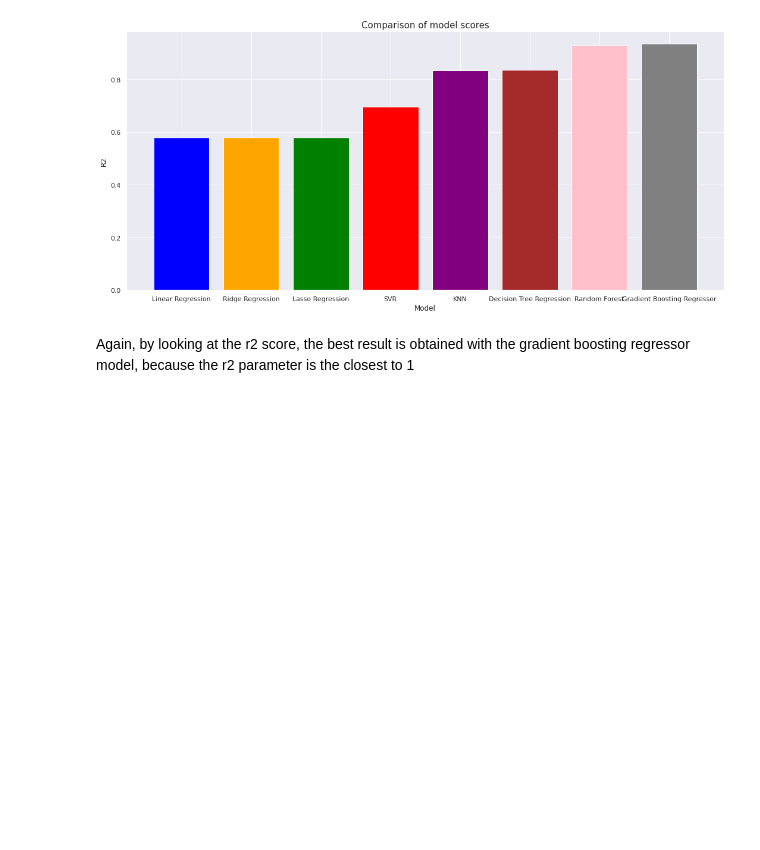
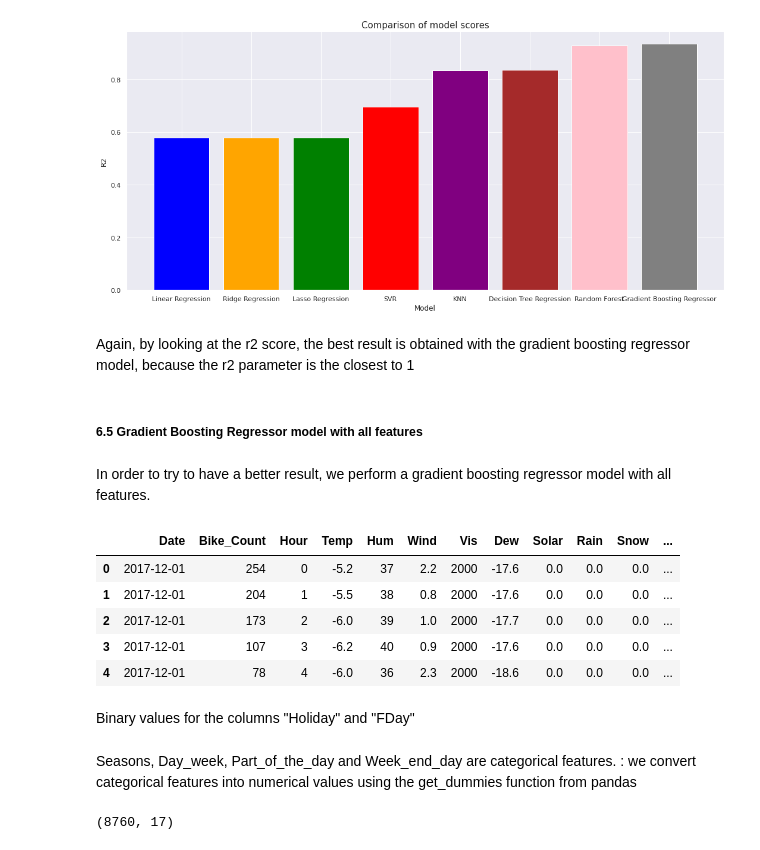
Before and after one commit to Audrey0109/Seoul_Bike, a Jupyter notebook: Seoul_Bike_Data_Project_VRAI.ipynb, the cells around one changed output. Cells and saved outputs as stored; diff of their text form; code cells hidden in the pictures; blank space fills up the shorter version.

```diff
--- a/Seoul_Bike_Data_Project_VRAI.ipynb
+++ b/Seoul_Bike_Data_Project_VRAI.ipynb
@@ -1757,3 +1759,24 @@ Text(0.5, 1.0, 'Comparison of model scores')
 [figure]
 # %% [markdown]
 Again, by looking at the r2 score, the best result is obtained with the gradient boosting regressor model, because the r2 parameter is the closest to 1
+# %% [markdown]
+##### 6.5 Gradient Boosting Regressor model with all features
+# %% [markdown]
+In order to try to have a better result, we perform a gradient boosting regressor model with all features.
+# %%
+# We make a copy of our original dataframe
+df_bike2 = df1.copy()
+
+# We delete the Month column and keep the Number_month column
+df_bike2 = df_bike2.drop(['Month'], axis=1)
+
+df_bike2.head()
+# %% [output]
+|  | Date | Bike_Count | Hour | Temp | Hum | Wind | Vis | Dew | Solar | Rain | Snow | ... |
+| 0 | 2017-12-01 | 254 | 0 | -5.2 | 37 | 2.2 | 2000 | -17.6 | 0.0 | 0.0 | 0.0 | ... |
+| 1 | 2017-12-01 | 204 | 1 | -5.5 | 38 | 0.8 | 2000 | -17.6 | 0.0 | 0.0 | 0.0 | ... |
+| 2 | 2017-12-01 | 173 | 2 | -6.0 | 39 | 1.0 | 2000 | -17.7 | 0.0 | 0.0 | 0.0 | ... |
+| 3 | 2017-12-01 | 107 | 3 | -6.2 | 40 | 0.9 | 2000 | -17.6 | 0.0 | 0.0 | 0.0 | ... |
+| 4 | 2017-12-01 | 78 | 4 | -6.0 | 36 | 2.3 | 2000 | -18.6 | 0.0 | 0.0 | 0.0 | ... |
+# %% [markdown]
+Binary values for the columns "Holiday" and "FDay"
@@ -1759,0 +1786,8 @@ Again, by looking at the r2 score, the best result is obtained with the gradient
+# %% [markdown]
+Seasons, Day_week, Part_of_the_day and Week_end_day are categorical features. : we convert categorical features into numerical values using the get_dummies function from pandas
+# %%
+dummies2 = ['Seasons','Day_week','Part_of_the_day','Week_end_day']
+dummy_data2 = pd.get_dummies(df_bike2[dummies2])
+dummy_data2.shape
+# %% [output]
+(8760, 17)
```
Also changed, not shown: parts of 50 cells of this notebook.
